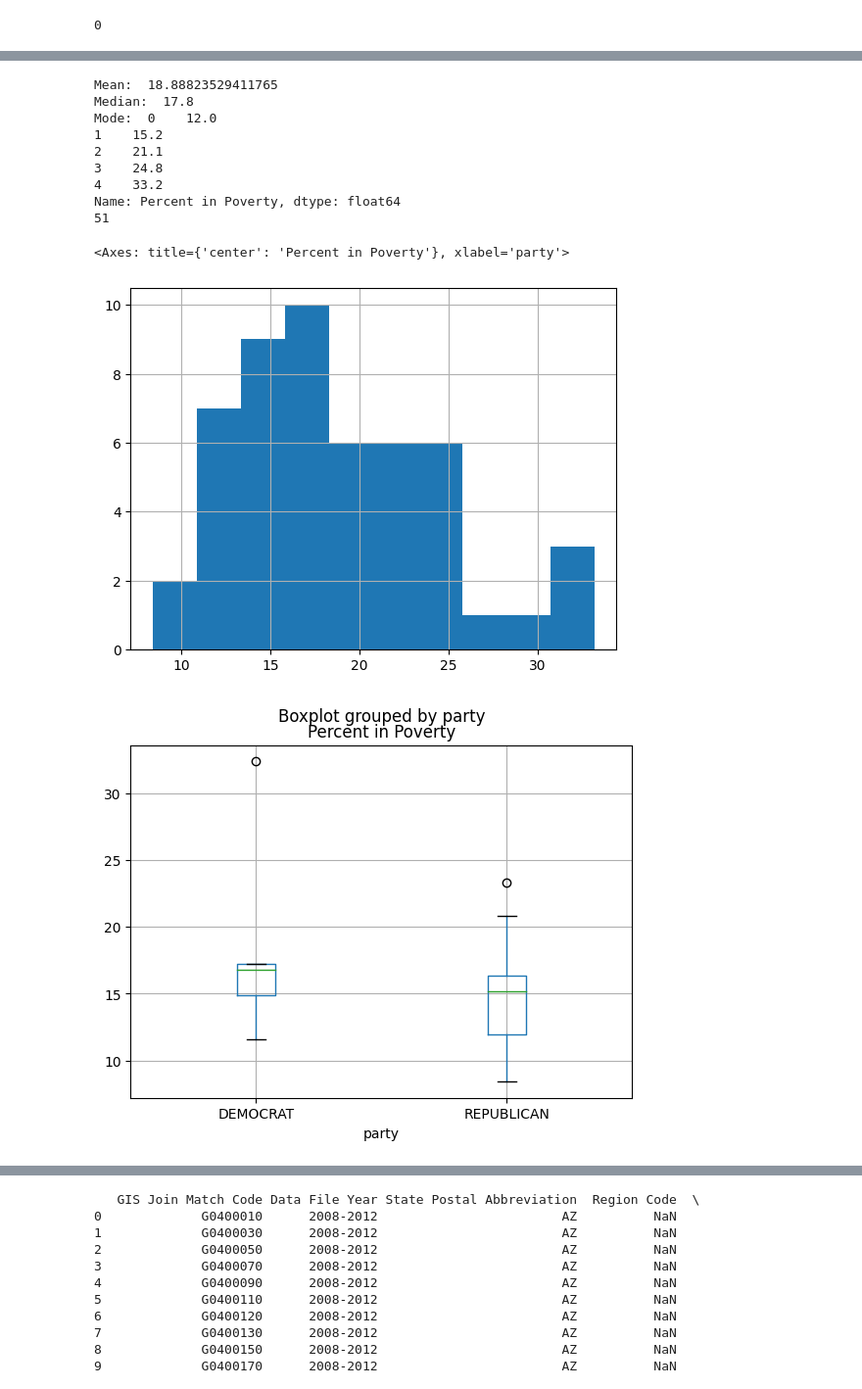
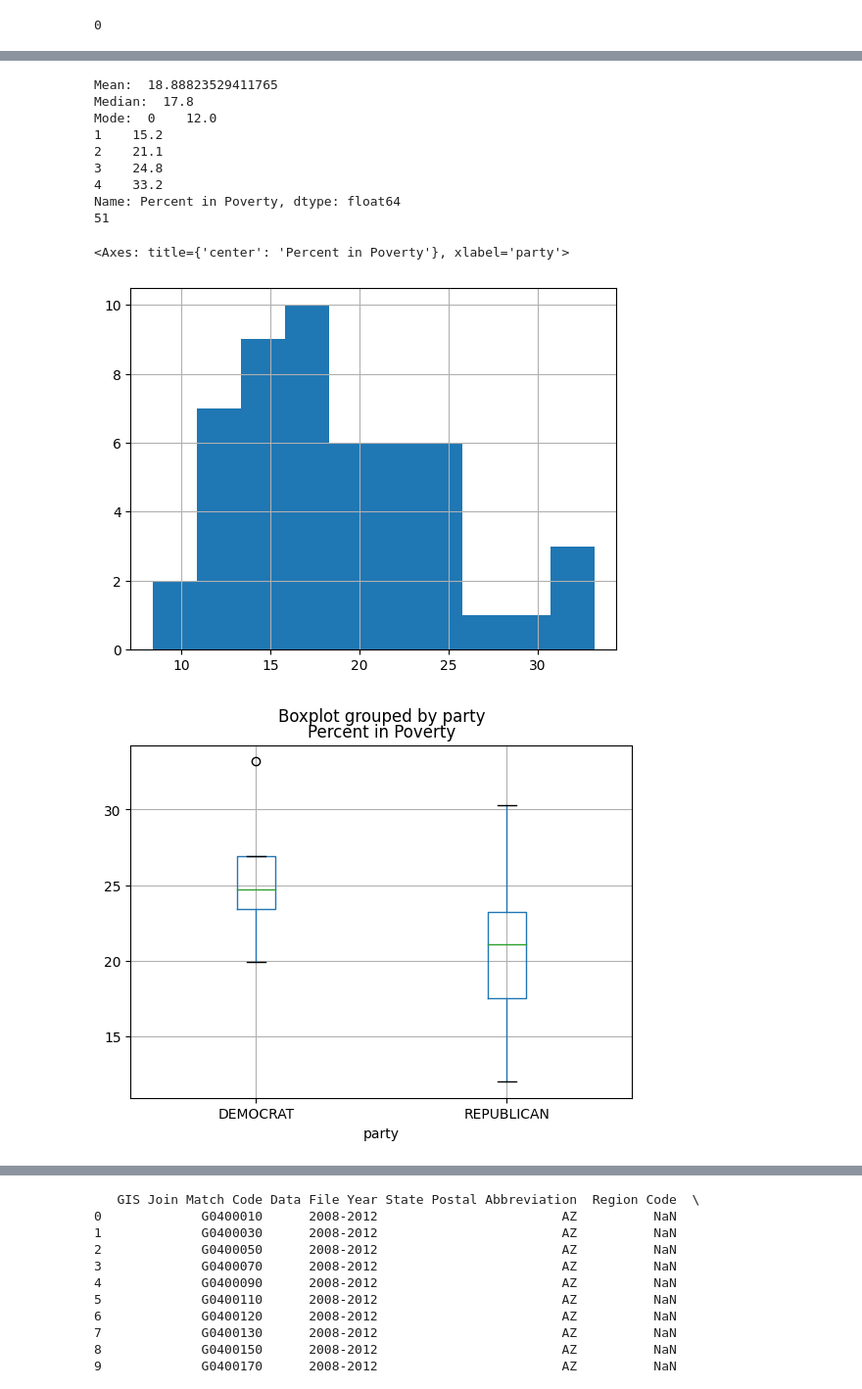
Before and after one commit to vaibhavjha06/ds3001group, a Jupyter notebook: arizona/azEDA.ipynb, the cells around one changed output, grey strips where cells are left out. Shown: that part at 98% size. Cells and saved outputs as stored; diff of their text form; code cells hidden in the pictures.

```diff
--- a/arizona/azEDA.ipynb
+++ b/arizona/azEDA.ipynb
@@ -94,25 +87,25 @@ merged_df2012 = merged_df2012.iloc[2:].reset_index(drop=True)
 # %%
 # EDA
 poverty['Percent in Poverty'].hist() # Histogram distribution
 print('Mean: ', poverty['Percent in Poverty'].mean() ) # Measures of central tendency
 print('Median: ', poverty['Percent in Poverty'].median() )
 print('Mode: ', poverty['Percent in Poverty'].mode() )
 print(poverty.shape[0]) # 55 rows
 
-merged_df.boxplot(column = 'Percent in Poverty',by = 'party')
+merged_df2012.boxplot(column = 'Percent in Poverty',by = 'party')
 # %% [output]
 Mean:  18.88823529411765
 Median:  17.8
 Mode:  0    12.0
 1    15.2
 2    21.1
 3    24.8
 4    33.2
 Name: Percent in Poverty, dtype: float64
 51
 <Axes: title={'center': 'Percent in Poverty'}, xlabel='party'>
 [figure]
-[figure, old version]
+[figure, new version]
 # %%
 az2012data = pd.merge(azdemographics2012, outcomes2012, left_on='County Name', right_on='county_name', how='outer')
 outcomes2012.head(20)
```
Also changed, not shown: parts of 1 cell of this notebook.
